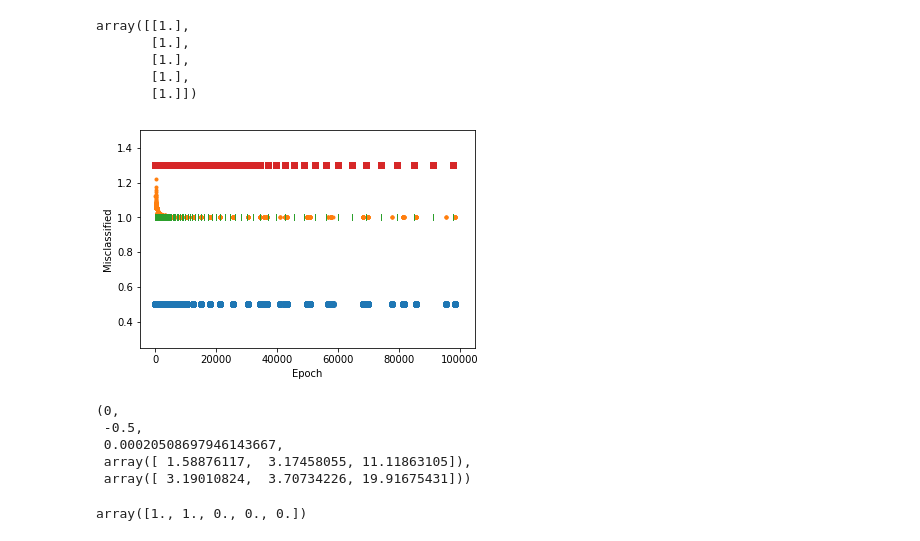
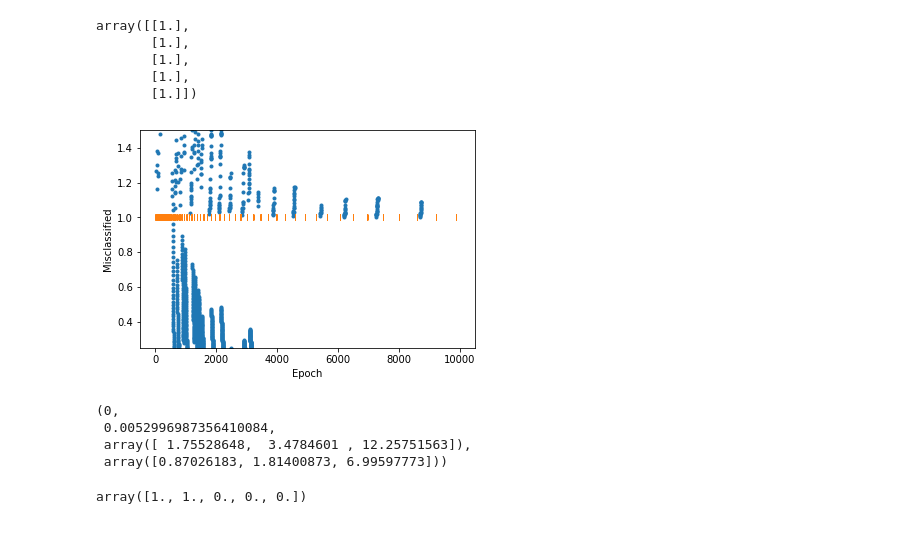
Before and after one commit to utensil/julia-playground, a Jupyter notebook: dl/hello_svm.ipynb, the cells around one changed output. Drawn from its saved outputs; the diff is of its cells as text; code cells hidden in the pictures.

Commit message:
Vectorization makes delta_w can't benefit from new w until next iteration

```diff
--- a/dl/hello_svm.ipynb
+++ b/dl/hello_svm.ipynb
@@ -115,18 +115,21 @@ array([[1.],
        [1.],
        [1.],
        [1.]])
+# %%
+def cost(y, t, w, ld): return np.sum(is_misclassified(w, x, t)) + ld * np.sum(w ** 2, 0)
 # %%
-def cost(y, t, w, ld): return np.sum(is_misclassified(w, x, t)) + ld * np.linalg.norm(w, ord=2)
+def cost(y, t, w, ld): return np.sum(is_misclassified(w, x, t)) + ld * (np.linalg.norm(w, ord=2) ** 2)
 # %%
 def is_misclassified(w, x, t): return np.fmax(np.sign(1 - np.multiply(t, np.dot(x, w))), 0).reshape(-1,1)
+# %%
+def is_misclassified(w, x, t): return (np.multiply(t, np.dot(x, w)) < 1).astype(int).reshape(-1,1)
 # %%
-def gradient(w, x, t, ld):
-    return np.sum((2 * ld * w) - x * t.reshape(-1, 1) * is_misclassified(w, x, t), 0)
+def gradient(w, x, t, ld): return np.sum((2 * ld * w) - x * t.reshape(-1, 1) * is_misclassified(w, x, t), 0)
 # %%
 def delta_w(w, x, t, learning_rate, ld):
     return learning_rate * gradient(w, x, t, ld)
 # %%
-learning_rate = 1; nb_of_iterations = 100000
+learning_rate = 1; nb_of_iterations = 10000
 
 w = np.zeros(n_features)
 costs = []
@@ -140,46 +143,54 @@ w_cost = [(w, np.zeros(n_features), cost(nn(x, w), t, w, ld))]
 
 for epoch in range(1, nb_of_iterations):
     ld = 1 / epoch
+
+    # print((- learning_rate * ((2 * ld * w) - x * t.reshape(-1, 1) * is_misclassified(w, x, t))))
+
     w = w - delta_w(w, x, t, learning_rate, ld)
     w_cost.append((w, is_misclassified(w, x, t), delta_w(w, x, t, learning_rate, ld), cost(nn(x, w), t, w, ld)))
     costs_mis.append(np.max(is_misclassified(w, x, t)) - 0.5)
     costs.append(cost(nn(x, w), t, w, ld))
 
     mis = is_misclassified(w_ref, x, t).reshape(-1, )
     cost_ref = 0
     not_same = 0.0
+    delta_w_ref_sum = []
     for i, x_ in enumerate(x):
         if (t[i] * np.dot(x[i], w_ref)) < 1:
-            w_ref = w_ref + learning_rate * ( (x[i] * t[i]) + (-2 * ld * w_ref) )
+            delta_w_ref = learning_rate * ( (x[i] * t[i]) + (-2 * ld * w_ref) )
             cost_ref = 1
             if mis[i] != 1:
                 not_same = 1.3
         else:
-            w_ref = w_ref + learning_rate * (-2 * ld * w_ref)
+            delta_w_ref = learning_rate * (-2 * ld * w_ref)
             if mis[i] != 0:
                 not_same = 1.3
+
+        w_ref = w_ref + delta_w_ref
+        delta_w_ref_sum.append(delta_w_ref)
+        # print(delta_w_ref)
+    # print(delta_w_ref_sum)
 
     costs_ref.append(cost_ref)
     not_sames.append(not_same)
 
-plt.plot(costs_mis, 'o')
+# plt.plot(costs_mis, 'o')
 plt.plot(costs, '.')
 plt.plot(costs_ref, '|')
-plt.plot(not_sames, 's')
+# plt.plot(not_sames, 's')
 plt.ylim(0.25, 1.5)
 # plt.axes().set_yticklabels([])
 plt.xlabel('Epoch')
 plt.ylabel('Misclassified')
 plt.show()
 
-costs_ref[-1], costs_mis[-1], costs[-1], w_ref, w
+costs_ref[-1], costs[-1], w_ref, w
 # %% [output]
-[figure, old version]
+[figure, new version]
 (0,
- -0.5,
- 0.00020508697946143667,
- array([ 1.58876117,  3.17458055, 11.11863105]),
- array([ 3.19010824,  3.70734226, 19.91675431]))
+ 0.0052996987356410084,
+ array([ 1.75528648,  3.4784601 , 12.25751563]),
+ array([0.87026183, 1.81400873, 6.99597773]))
 # %%
 mis_raw = np.fmax(np.sign(1 - np.multiply(t, np.dot(x, w))), 0)
 mis_raw
```
Also changed, not shown: parts of 8 cells of this notebook.
